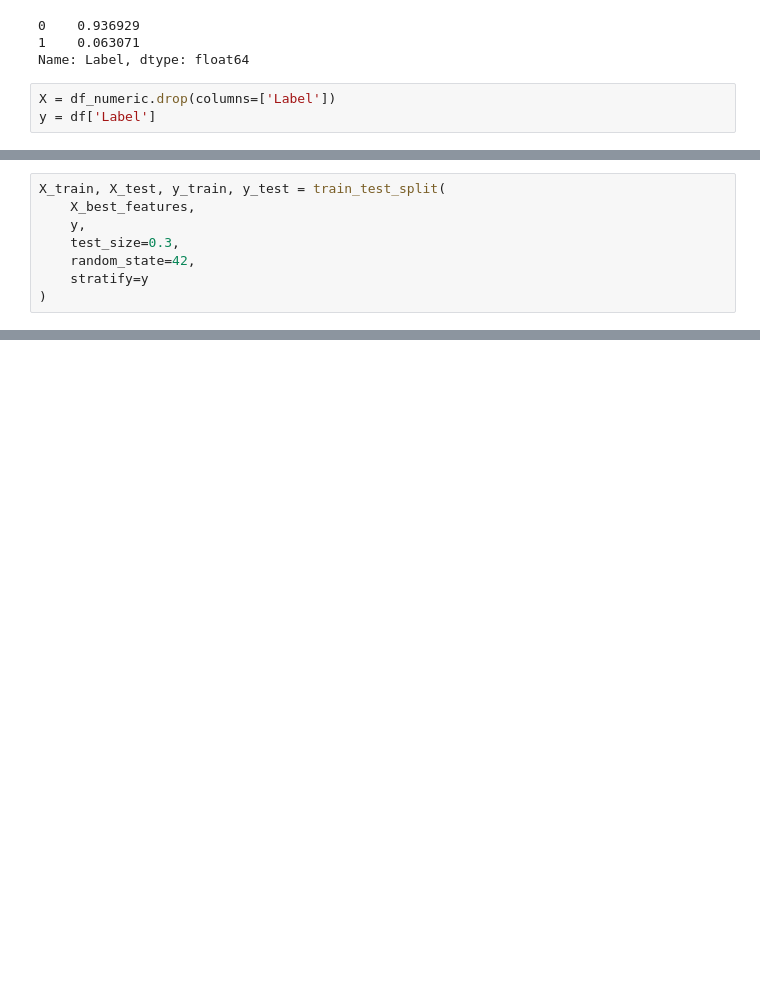
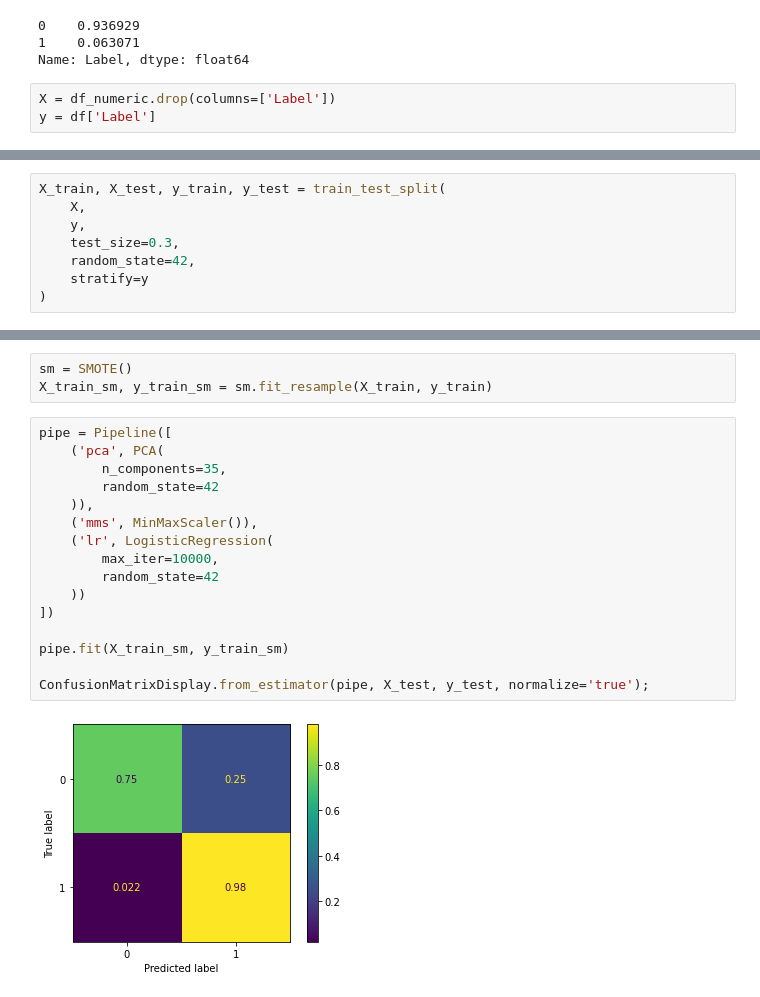
Before and after one commit to linjoshua882/deep-learning-cybersecurity-intrusion-detection, a Jupyter notebook: code.ipynb, the cells around one changed output, grey strips where cells are left out. Cells and saved outputs as stored; diff of their text form; blank space fills up the shorter version.

```diff
--- a/code.ipynb
+++ b/code.ipynb
@@ -273,6 +342,6 @@ X.columns[fvalue_selector.get_support(indices=True)].tolist()
 # %%
 X_train, X_test, y_train, y_test = train_test_split(
-    X_best_features,
+    X,
     y,
     test_size=0.3,
     random_state=42,
@@ -411,0 +350,21 @@ weighted avg       0.00      0.06      0.01    111246
+# %%
+sm = SMOTE()
+X_train_sm, y_train_sm = sm.fit_resample(X_train, y_train)
+# %%
+pipe = Pipeline([
+    ('pca', PCA(
+        n_components=35,
+        random_state=42
+    )),
+    ('mms', MinMaxScaler()),
+    ('lr', LogisticRegression(
+        max_iter=10000,
+        random_state=42
+    ))
+])
+
+pipe.fit(X_train_sm, y_train_sm)
+
+ConfusionMatrixDisplay.from_estimator(pipe, X_test, y_test, normalize='true');
+# %% [output]
+[figure, added]
```
Also changed, not shown: parts of 19 cells of this notebook.
